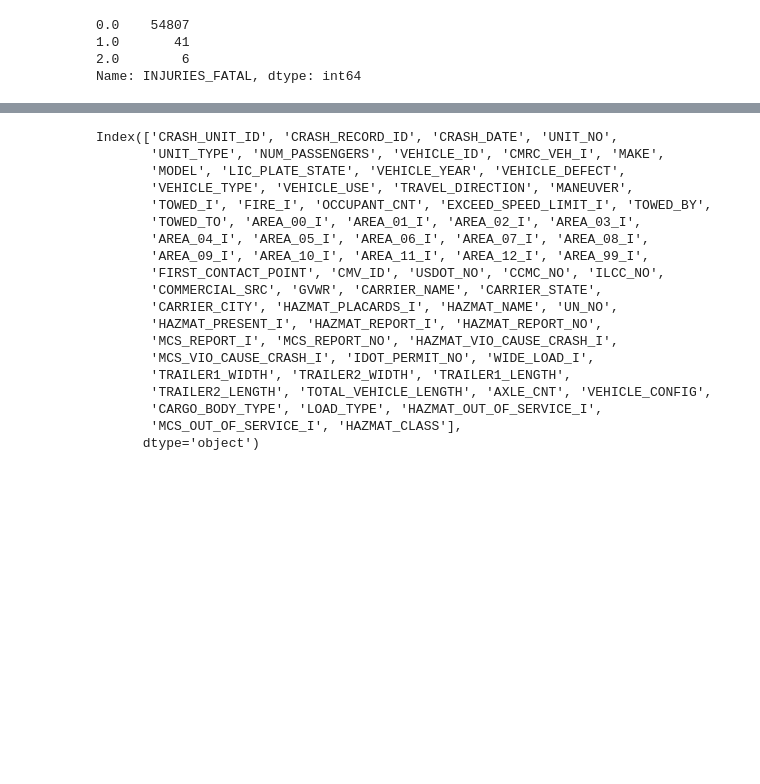
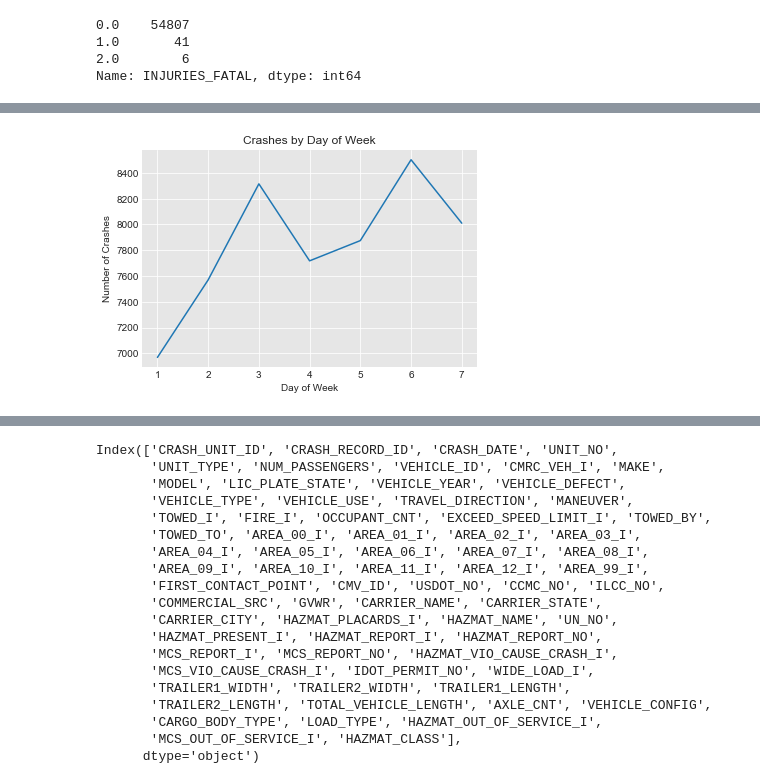
Before and after one commit to Victor-Mufasa/Phase-4-Project, a Jupyter notebook: index.ipynb, the cells around one changed output, grey strips where cells are left out. Cells and saved outputs as stored; diff of their text form; code cells hidden in the pictures; blank space fills up the shorter version.

```diff
--- a/index.ipynb
+++ b/index.ipynb
@@ -75,0 +189,7 @@ Name: INJURIES_FATAL, dtype: int64
+# %%
+crashes['CRASH_DAY_OF_WEEK'].value_counts().sort_index().plot(kind='line')
+plt.xlabel('Day of Week')
+plt.ylabel('Number of Crashes')
+plt.title("Crashes by Day of Week");
+# %% [output]
+[figure, added]
```
Also changed, not shown: parts of 36 cells of this notebook.
